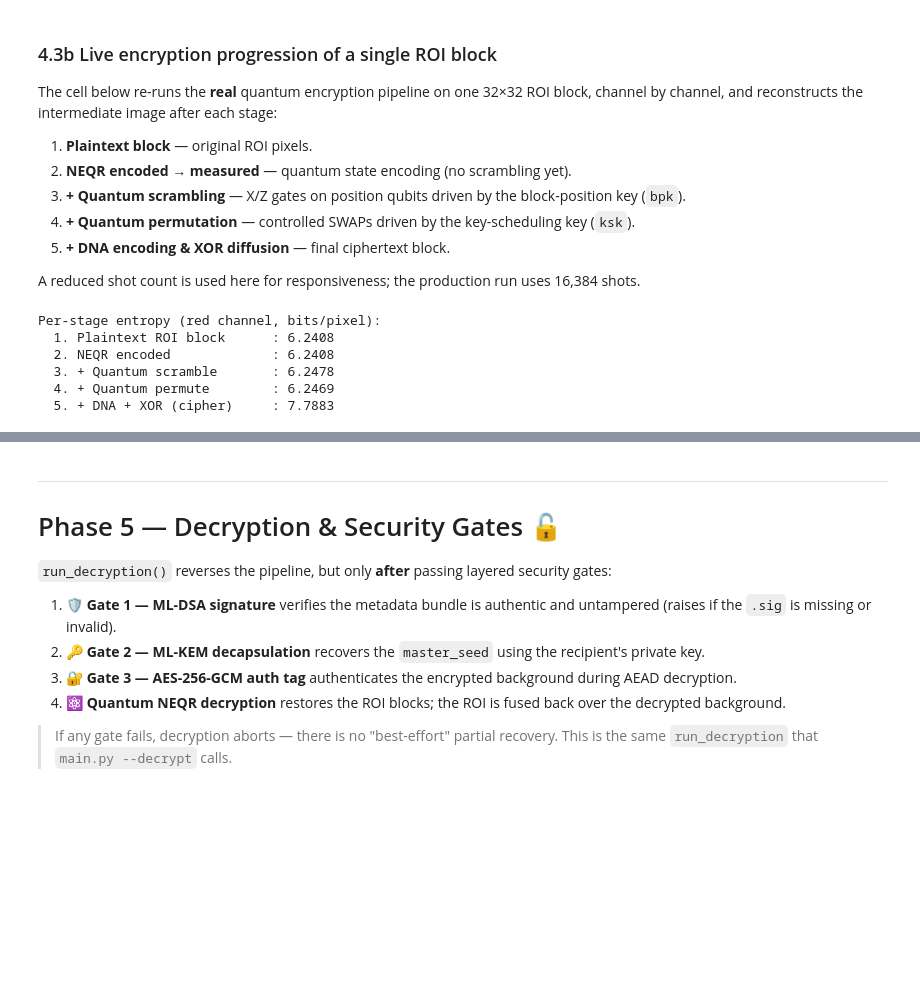
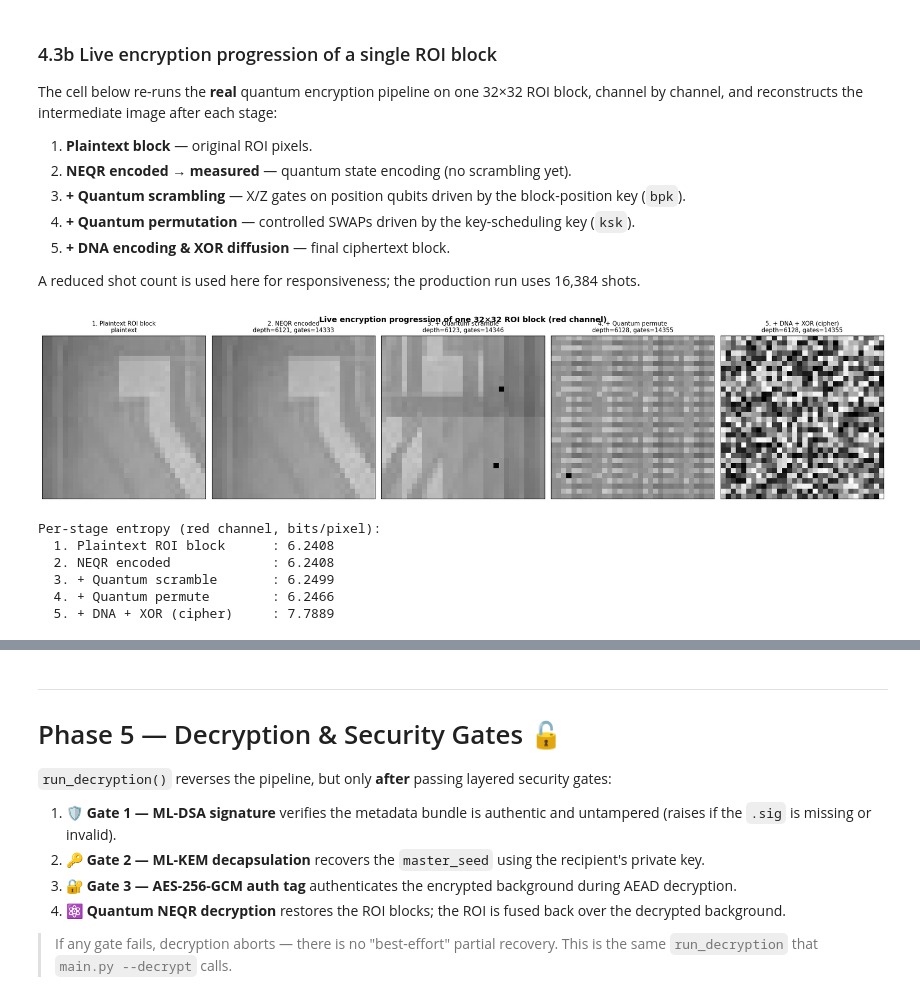
Before and after one commit to Govind-v-kartha/File_To_Link, a Jupyter notebook: Satellite image encryption.ipynb, the cells around one changed output, grey strips where cells are left out. Saved outputs shown, nothing was run; the diff lists cells and outputs as text; code cells hidden in the pictures; blank space fills up the shorter version.

```diff
--- a/Satellite image encryption.ipynb
+++ b/Satellite image encryption.ipynb
@@ -829,40 +837,41 @@ img3 = reconstruct(qc, BLOCK_SIZE, BLOCK_SIZE, shots=DEMO_SHOTS)
 stages.append(("3. + Quantum scramble", img3, qc.depth(), sum(qc.count_ops().values())))
 
 # Stage 4 — + quantum permutation
 qc = q_permutation(qc, ksk, n_pos)
 img4 = reconstruct(qc, BLOCK_SIZE, BLOCK_SIZE, shots=DEMO_SHOTS)
 stages.append(("4. + Quantum permute", img4, qc.depth(), sum(qc.count_ops().values())))
 
 # Stage 5 — + DNA encoding & XOR diffusion (final ciphertext block)
 DNi0, DNi1, DNi2, DNi3 = dna_encode(img4, ksk)
 np.random.seed(int(bpk.sum()) * 1000 + int(ksk.sum()))
 KH = np.random.randint(0, 256, (BLOCK_SIZE, BLOCK_SIZE), dtype=np.uint8)
 DKi0, DKi1, DKi2, DKi3 = dna_encode(KH, ksk)
 cipher_block = ((DNi0 ^ DKi0) << 6 | (DNi1 ^ DKi1) << 4
                 | (DNi2 ^ DKi2) << 2 | (DNi3 ^ DKi3)).astype(np.uint8)
 stages.append(("5. + DNA + XOR (cipher)", cipher_block, qc.depth(), sum(qc.count_ops().values())))
 
 # ── Plot the progression ──────────────────────────────────────────────────────
 fig, axs = plt.subplots(1, len(stages), figsize=(4 * len(stages), 4.6))
 for ax, (title, img, depth, gates) in zip(axs, stages):
     ax.imshow(img, cmap="gray", vmin=0, vmax=255)
     sub = "plaintext" if depth == 0 else f"depth={depth}, gates={gates}"
     ax.set_title(f"{title}\n{sub}", fontsize=10)
     ax.set_xticks([]); ax.set_yticks([])
 fig.suptitle("Live encryption progression of one 32×32 ROI block (red channel)",
              fontsize=13, fontweight="bold")
-plt.tight_layout(); plt.show()
+plt.tight_layout(); display(fig)
 
 print("Per-stage entropy (red channel, bits/pixel):")
 for title, img, _, _ in stages:
     print(f"  {title:28s}: {entropy(img):.4f}")
 # %% [output]
+[figure, added]
 Per-stage entropy (red channel, bits/pixel):
   1. Plaintext ROI block      : 6.2408
   2. NEQR encoded             : 6.2408
-  3. + Quantum scramble       : 6.2478
-  4. + Quantum permute        : 6.2469
-  5. + DNA + XOR (cipher)     : 7.7883
+  3. + Quantum scramble       : 6.2499
+  4. + Quantum permute        : 6.2466
+  5. + DNA + XOR (cipher)     : 7.7889
 # %%
 # ── 4.3  ROI block map: where quantum encryption was applied ──────────────────
 block_map = enc_result["block_map"]
```
Also changed, not shown: parts of 24 cells of this notebook.
